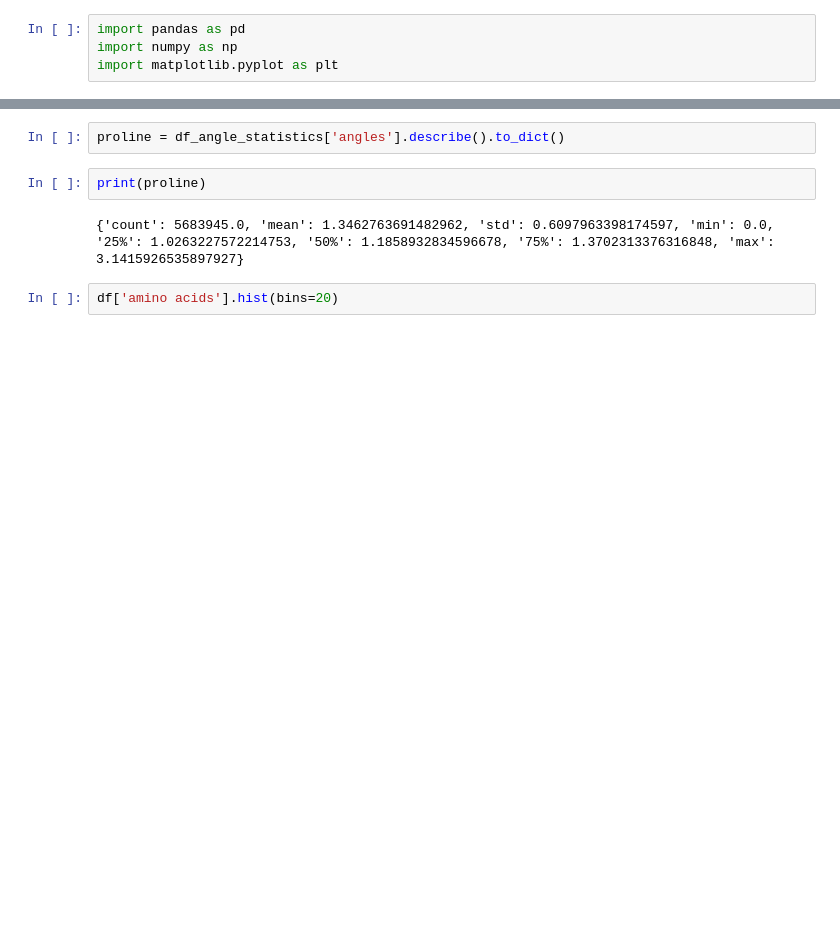
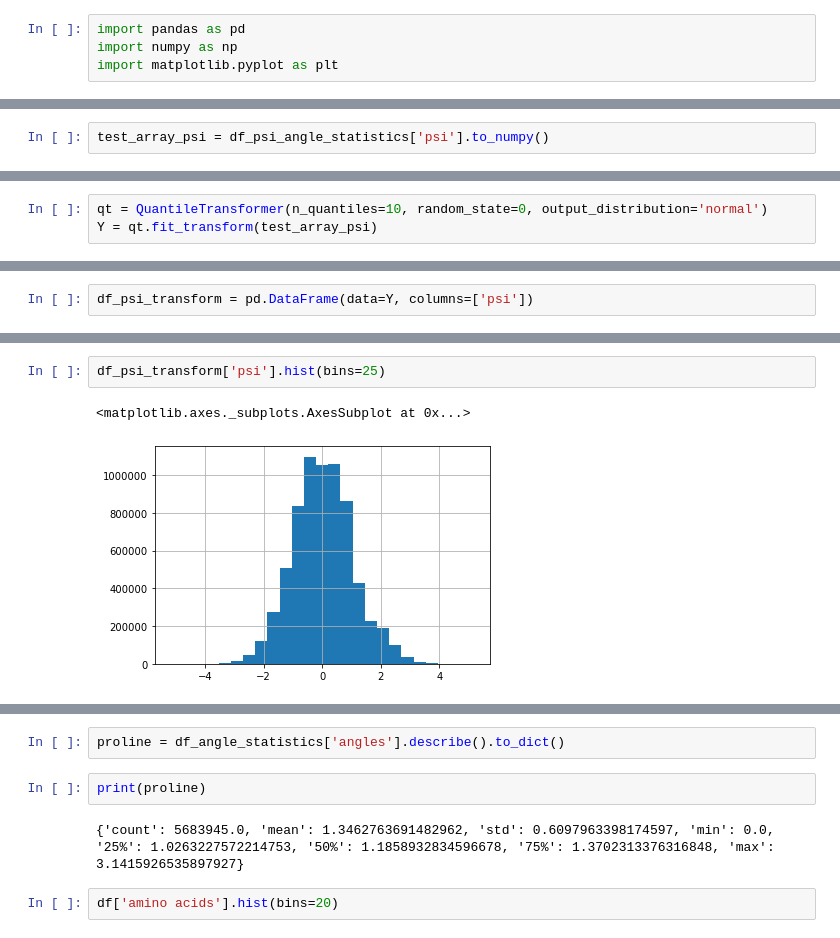
Before and after one commit to simonholmes001/ramachandran, a Jupyter notebook: amino_acid_psi_phi_angle_statistics.ipynb, the cells around one changed output, grey strips where cells are left out. Cells and saved outputs as stored; diff of their text form; blank space fills up the shorter version.

```diff
--- a/amino_acid_psi_phi_angle_statistics.ipynb
+++ b/amino_acid_psi_phi_angle_statistics.ipynb
@@ -56,0 +64,2 @@ df_angle_statistics['angles'].hist(bins=25)
+# %%
+test_array_psi = df_psi_angle_statistics['psi'].to_numpy()
@@ -56,0 +73,3 @@ df_angle_statistics['angles'].hist(bins=25)
+# %%
+qt = QuantileTransformer(n_quantiles=10, random_state=0, output_distribution='normal')
+Y = qt.fit_transform(test_array_psi)
@@ -56,0 +78,2 @@ df_angle_statistics['angles'].hist(bins=25)
+# %%
+df_psi_transform = pd.DataFrame(data=Y, columns=['psi'])
@@ -56,0 +85,5 @@ df_angle_statistics['angles'].hist(bins=25)
+# %%
+df_psi_transform['psi'].hist(bins=25)
+# %% [output]
+<matplotlib.axes._subplots.AxesSubplot at 0x...>
+[figure, added]
```
Also changed, not shown: parts of 53 cells of this notebook.
